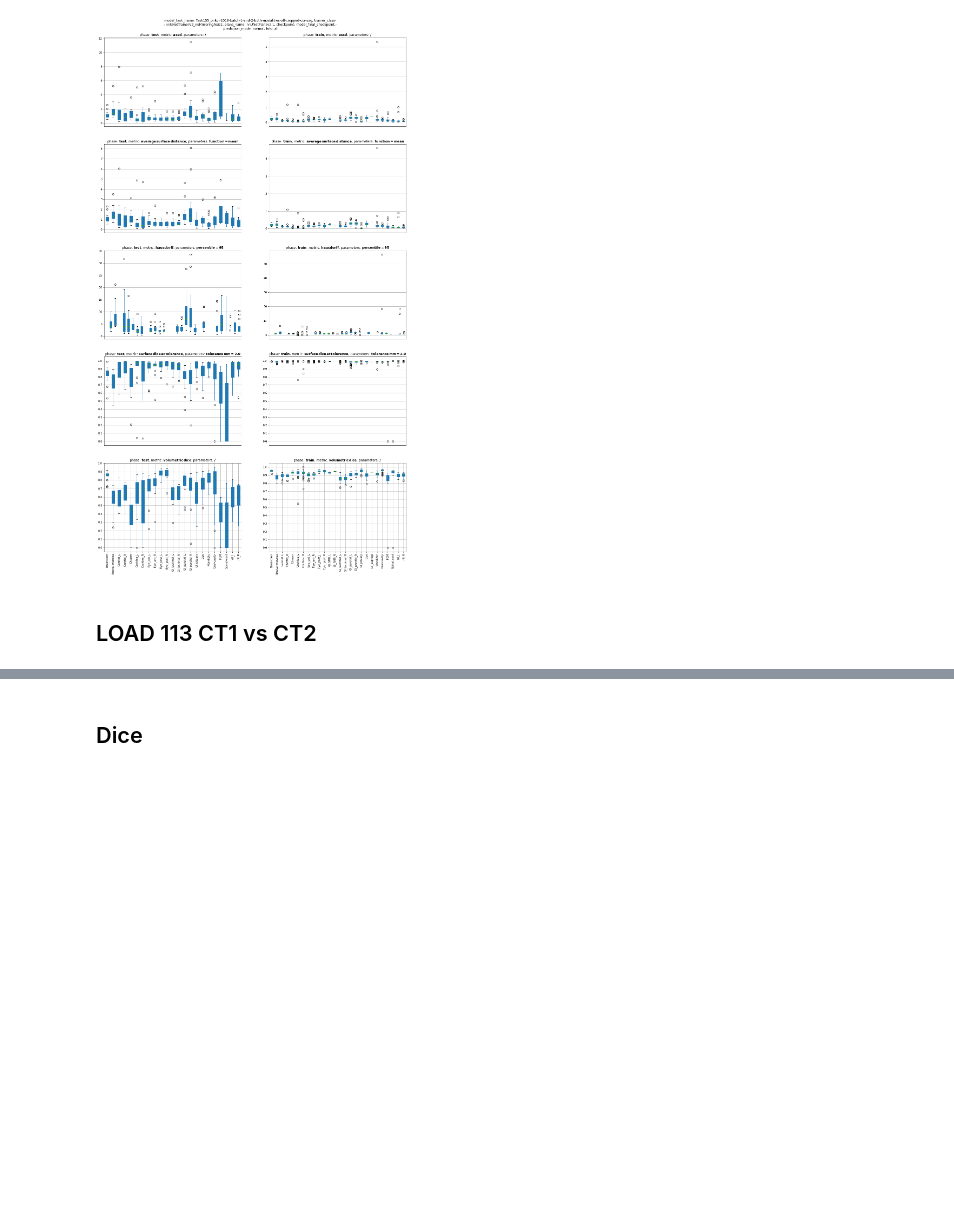
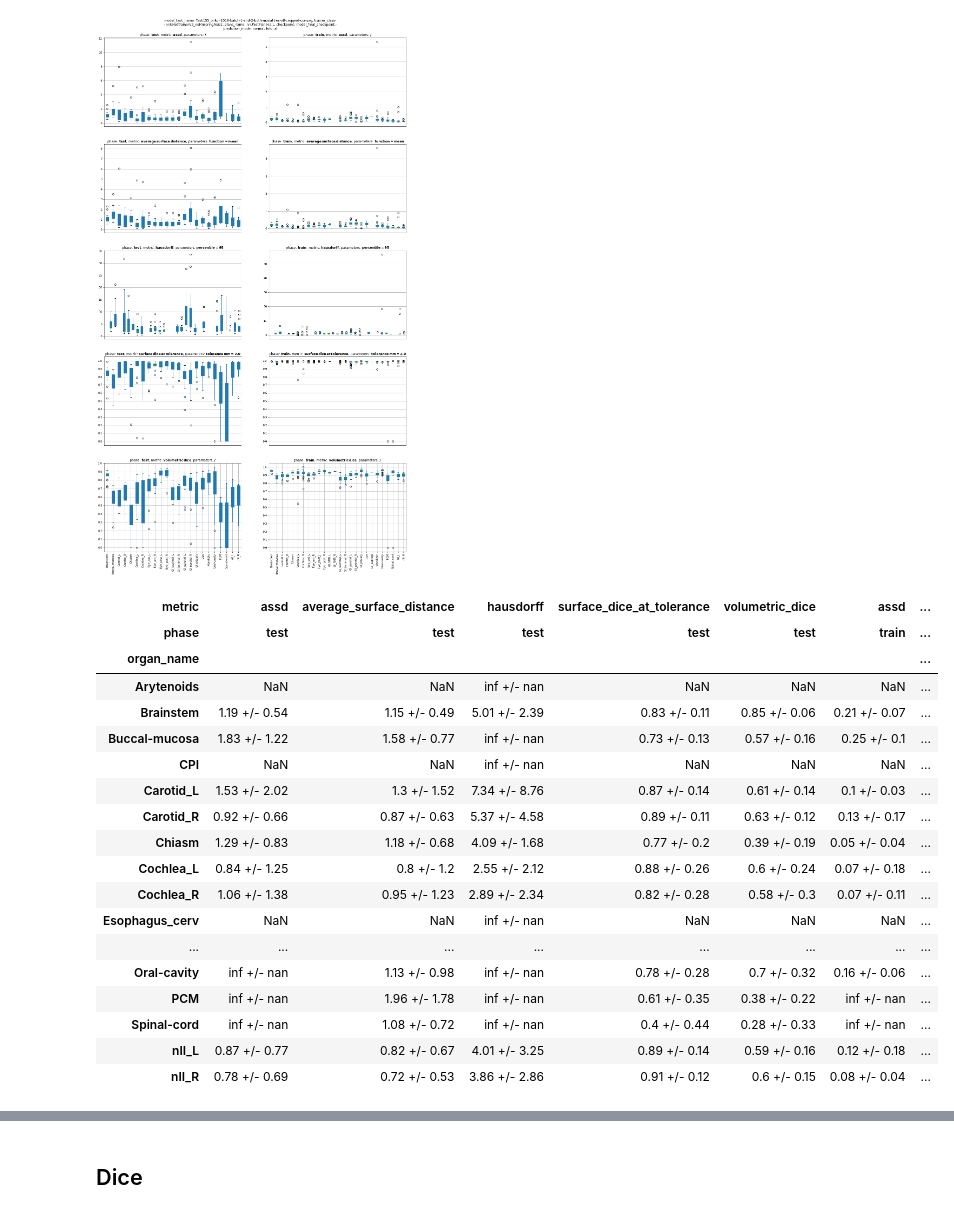
Before and after one commit to gasperpodobnik/nnUNet, a Jupyter notebook: nnunet/results/ISBI_plots.ipynb, the cells around one changed output, grey strips where cells are left out. Saved outputs shown, nothing was run; the diff lists cells and outputs as text; code cells hidden in the pictures; blank space fills up the shorter version.

```diff
--- a/nnunet/results/ISBI_plots.ipynb
+++ b/nnunet/results/ISBI_plots.ipynb
@@ -211,5 +214,25 @@ Index(['Unnamed: 0', 'organ_name', 'organ_label', 'metric', 'value',
 [{'phase': 'test', 'metric': 'assd'}, {'phase': 'test', 'metric': 'average_surface_distance'}, {'phase': 'test', 'metric': 'hausdorff'}, {'phase': 'test', 'metric': 'surface_dice_at_tolerance'}, {'pha ...
 5 2
 [figure]
-# %% [markdown]
-## LOAD 113 CT1 vs CT2
+# %%
+compute_mean_std_table(df_pivot)
+# %% [output]
+| metric | assd | average_surface_distance | hausdorff | surface_dice_at_tolerance | volumetric_dice | assd | ... |
+| phase | test | test | test | test | test | train | ... |
+| organ_name |  |  |  |  |  |  | ... |
+| Arytenoids | NaN | NaN | inf +/- nan | NaN | NaN | NaN | ... |
+| Brainstem | 1.19 +/- 0.54 | 1.15 +/- 0.49 | 5.01 +/- 2.39 | 0.83 +/- 0.11 | 0.85 +/- 0.06 | 0.21 +/- 0.07 | ... |
+| Buccal-mucosa | 1.83 +/- 1.22 | 1.58 +/- 0.77 | inf +/- nan | 0.73 +/- 0.13 | 0.57 +/- 0.16 | 0.25 +/- 0.1 | ... |
+| CPI | NaN | NaN | inf +/- nan | NaN | NaN | NaN | ... |
+| Carotid_L | 1.53 +/- 2.02 | 1.3 +/- 1.52 | 7.34 +/- 8.76 | 0.87 +/- 0.14 | 0.61 +/- 0.14 | 0.1 +/- 0.03 | ... |
+| Carotid_R | 0.92 +/- 0.66 | 0.87 +/- 0.63 | 5.37 +/- 4.58 | 0.89 +/- 0.11 | 0.63 +/- 0.12 | 0.13 +/- 0.17 | ... |
+| Chiasm | 1.29 +/- 0.83 | 1.18 +/- 0.68 | 4.09 +/- 1.68 | 0.77 +/- 0.2 | 0.39 +/- 0.19 | 0.05 +/- 0.04 | ... |
+| Cochlea_L | 0.84 +/- 1.25 | 0.8 +/- 1.2 | 2.55 +/- 2.12 | 0.88 +/- 0.26 | 0.6 +/- 0.24 | 0.07 +/- 0.18 | ... |
+| Cochlea_R | 1.06 +/- 1.38 | 0.95 +/- 1.23 | 2.89 +/- 2.34 | 0.82 +/- 0.28 | 0.58 +/- 0.3 | 0.07 +/- 0.11 | ... |
+| Esophagus_cerv | NaN | NaN | inf +/- nan | NaN | NaN | NaN | ... |
+| ... | ... | ... | ... | ... | ... | ... | ... |
+| Oral-cavity | inf +/- nan | 1.13 +/- 0.98 | inf +/- nan | 0.78 +/- 0.28 | 0.7 +/- 0.32 | 0.16 +/- 0.06 | ... |
+| PCM | inf +/- nan | 1.96 +/- 1.78 | inf +/- nan | 0.61 +/- 0.35 | 0.38 +/- 0.22 | inf +/- nan | ... |
+| Spinal-cord | inf +/- nan | 1.08 +/- 0.72 | inf +/- nan | 0.4 +/- 0.44 | 0.28 +/- 0.33 | inf +/- nan | ... |
+| nII_L | 0.87 +/- 0.77 | 0.82 +/- 0.67 | 4.01 +/- 3.25 | 0.89 +/- 0.14 | 0.59 +/- 0.16 | 0.12 +/- 0.18 | ... |
+| nII_R | 0.78 +/- 0.69 | 0.72 +/- 0.53 | 3.86 +/- 2.86 | 0.91 +/- 0.12 | 0.6 +/- 0.15 | 0.08 +/- 0.04 | ... |
```
Also changed, not shown: parts of 14 cells of this notebook, 2 other files.
